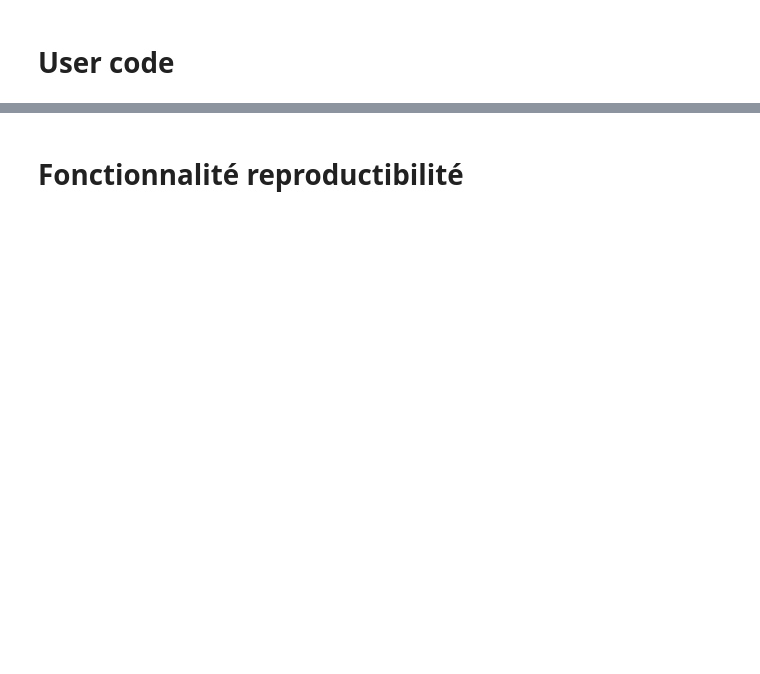
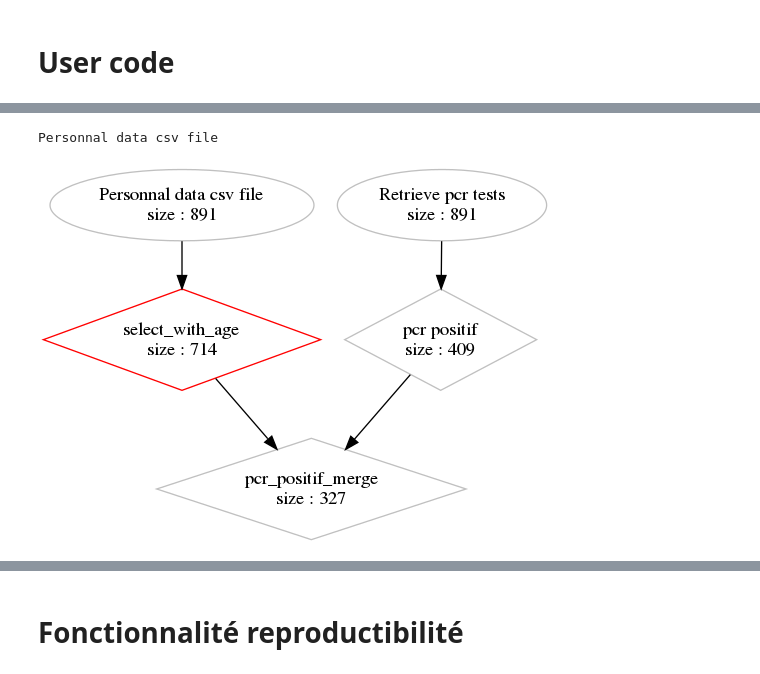
Before and after one commit to Aenori/ml_workflow, a Jupyter notebook: example/MLWF_example.ipynb, the cells around one changed output, grey strips where cells are left out. Cells and saved outputs as stored; diff of their text form; code cells hidden in the pictures; blank space fills up the shorter version.

```diff
--- a/example/MLWF_example.ipynb
+++ b/example/MLWF_example.ipynb
@@ -85,5 +97,8 @@ patient_status.plot_model('graph.png')
 # %%
-get_patients_pcr_positives().plot_model('graph.png')
+get_patients_pcr_positives().plot_model()
+# %% [output]
+Personnal data csv file
+[figure, added]
 # %%
 patients = get_patients_pcr_positives()
 
```
Also changed, not shown: parts of 13 cells of this notebook, 14 other files.
